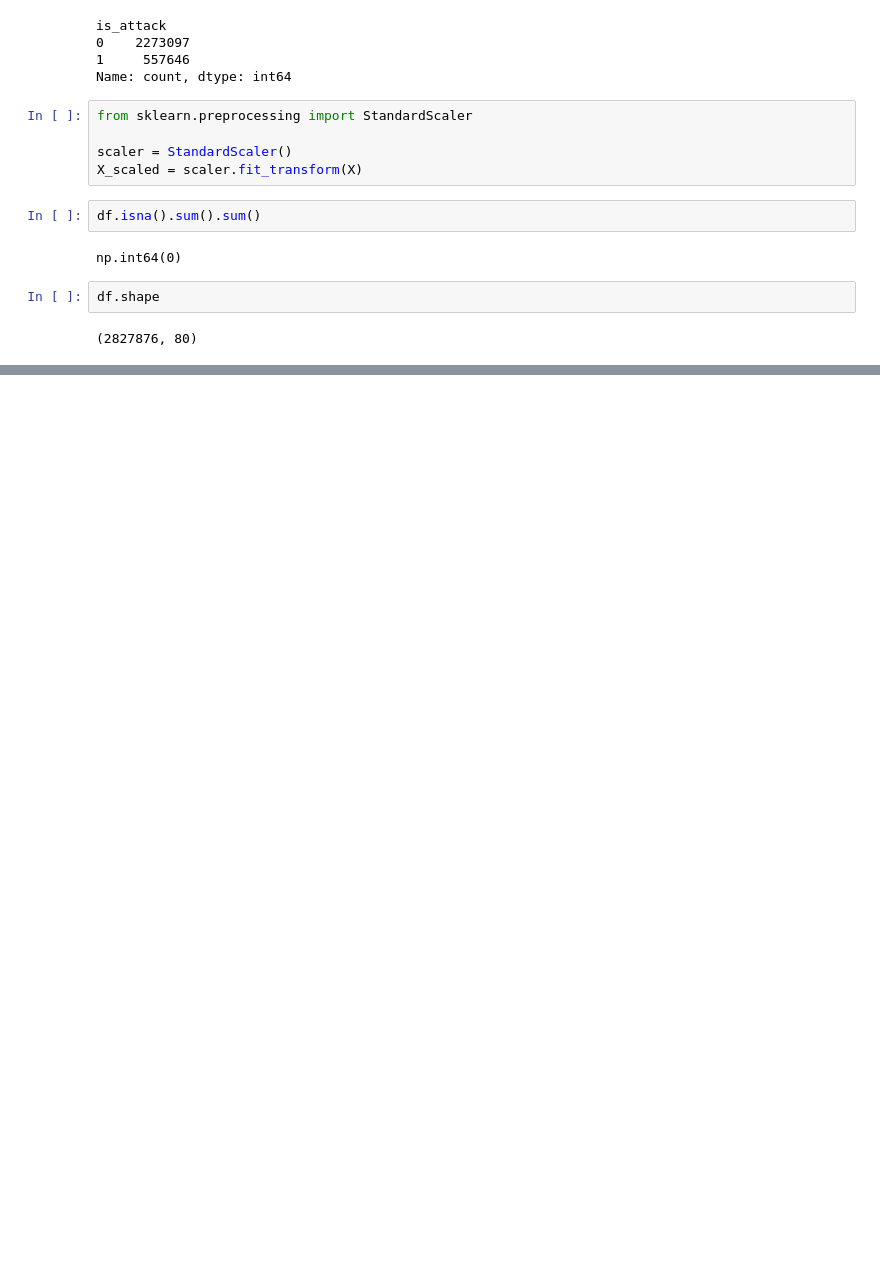
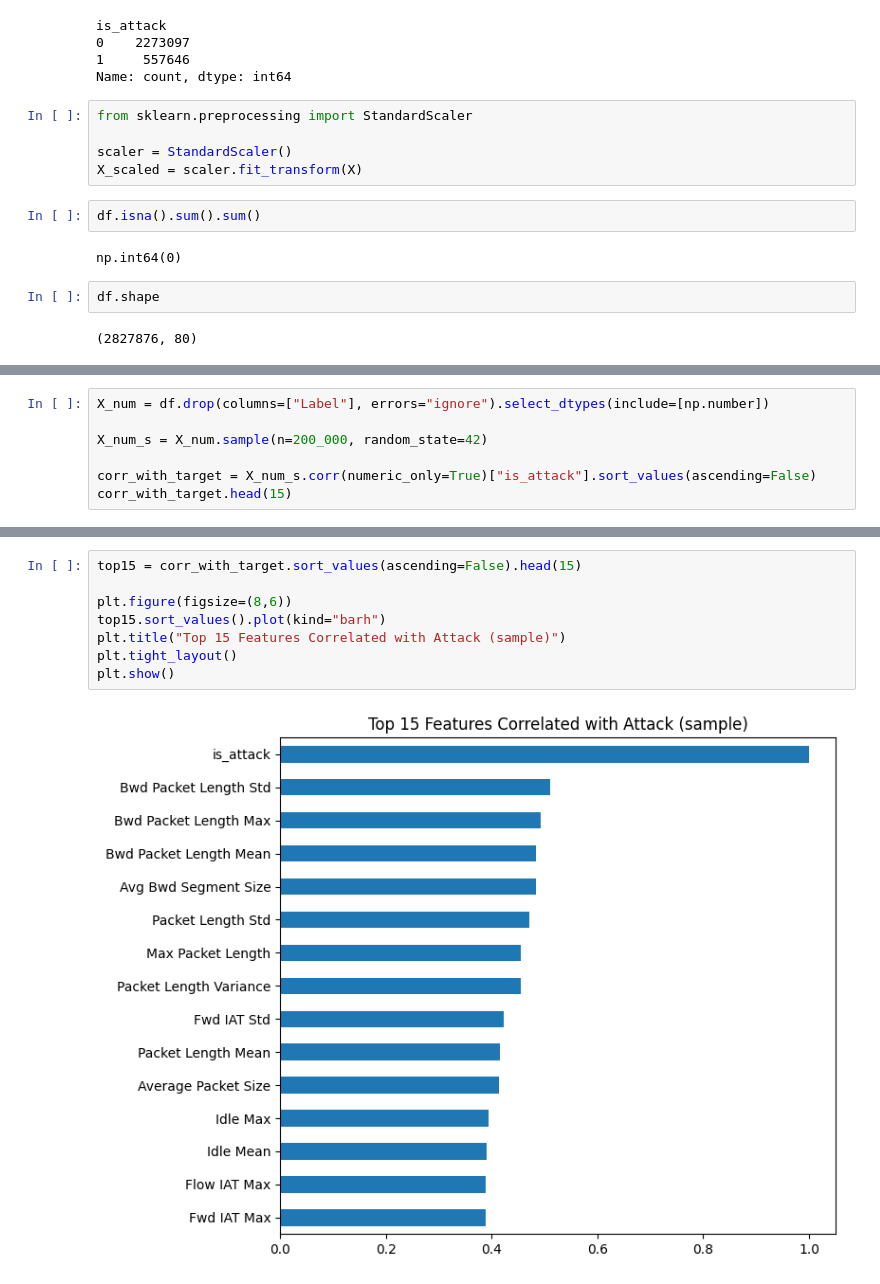
Before and after one commit to seymaras/Ag-Trafigi-Anomali-Projesi, a Jupyter notebook: notebooks/01_eda.ipynb, the cells around one changed output, grey strips where cells are left out. Cells and saved outputs as stored; diff of their text form; blank space fills up the shorter version.

```diff
--- a/notebooks/01_eda.ipynb
+++ b/notebooks/01_eda.ipynb
@@ -128,0 +176,7 @@ df.shape
+# %%
+X_num = df.drop(columns=["Label"], errors="ignore").select_dtypes(include=[np.number])
+
+X_num_s = X_num.sample(n=200_000, random_state=42)
+
+corr_with_target = X_num_s.corr(numeric_only=True)["is_attack"].sort_values(ascending=False)
+corr_with_target.head(15)
@@ -128,0 +200,10 @@ df.shape
+# %%
+top15 = corr_with_target.sort_values(ascending=False).head(15)
+
+plt.figure(figsize=(8,6))
+top15.sort_values().plot(kind="barh")
+plt.title("Top 15 Features Correlated with Attack (sample)")
+plt.tight_layout()
+plt.show()
+# %% [output]
+[figure, added]
```
Also changed, not shown: parts of 8 cells of this notebook.
